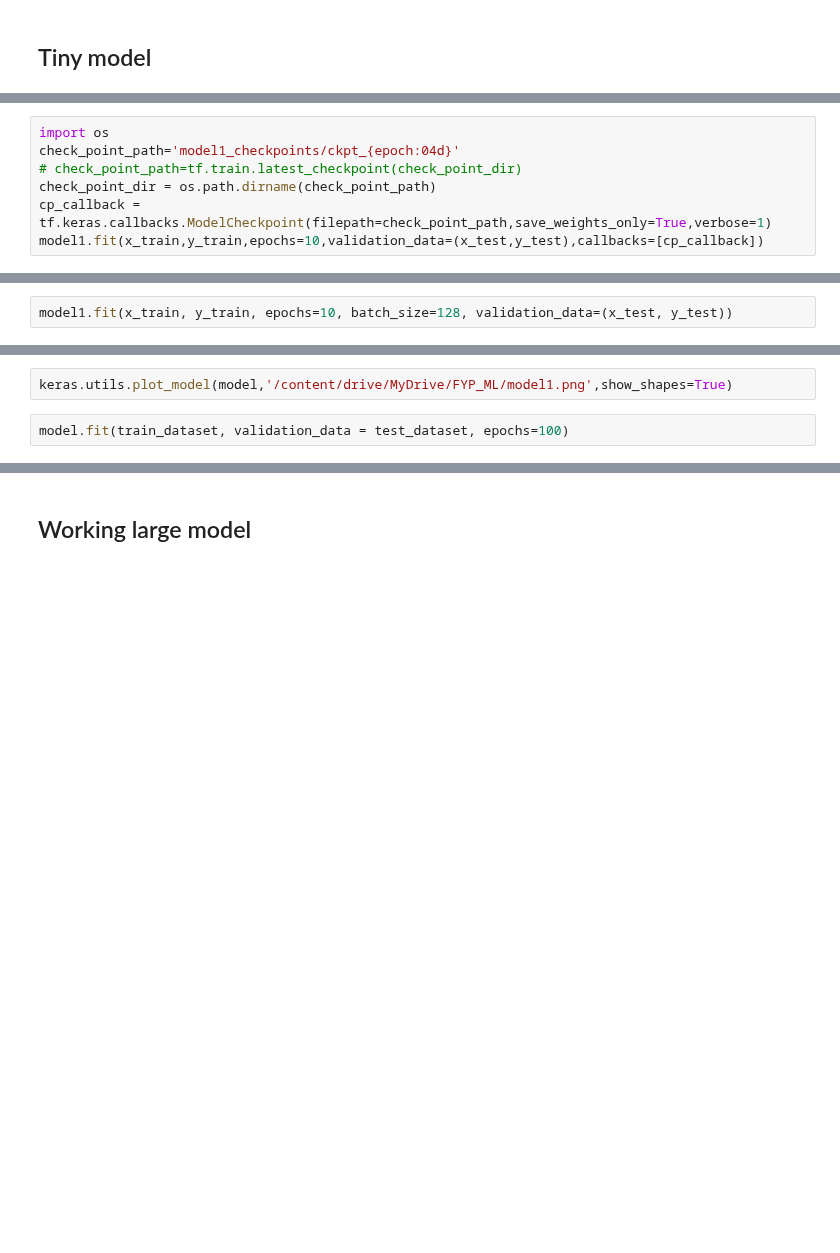
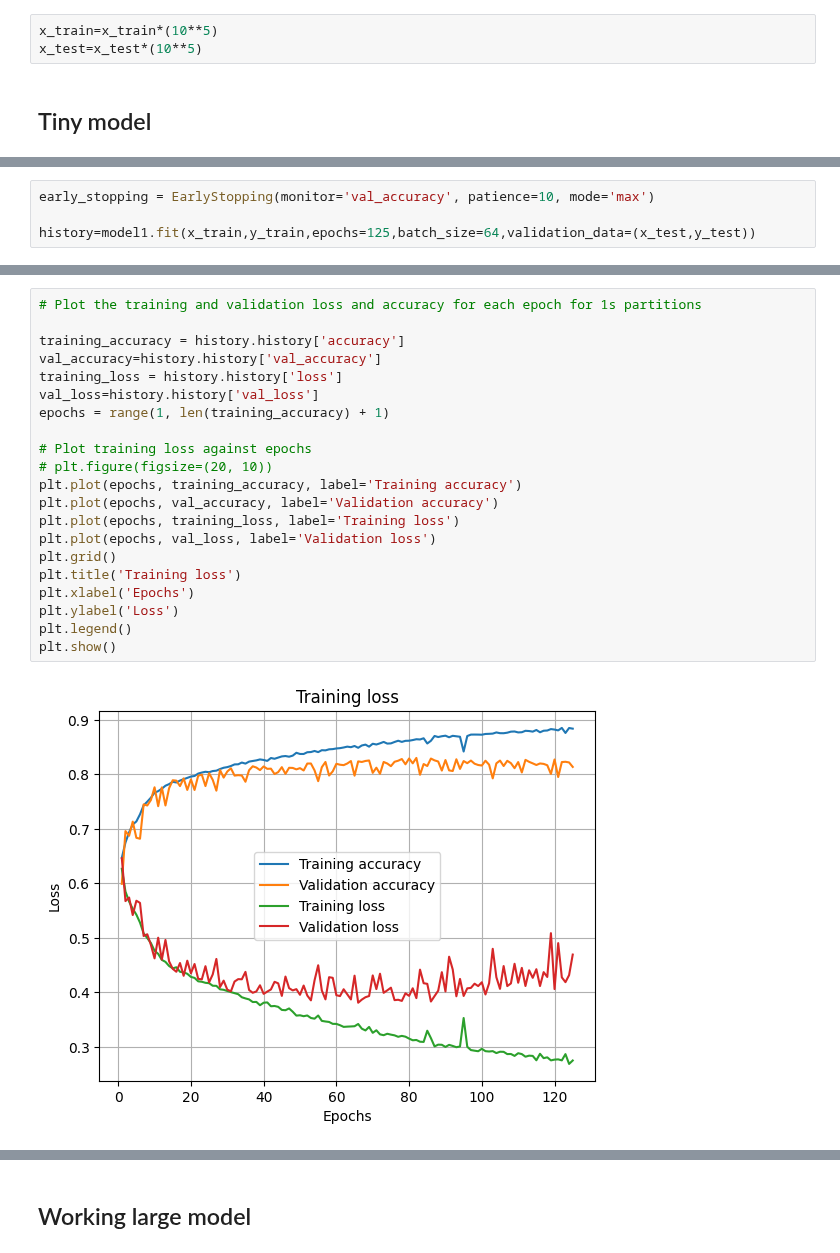
Before and after one commit to Dinuka-1999/BraiNeoCare, a Jupyter notebook: ML_code.ipynb, the cells around one changed output, grey strips where cells are left out. Drawn from its saved outputs; the diff is of its cells as text; blank space fills up the shorter version.

```diff
--- a/ML_code.ipynb
+++ b/ML_code.ipynb
@@ -43,6 +25,9 @@ test_indices = np.arange(x_test.shape[0])
 np.random.shuffle(test_indices)
 x_test = x_test[test_indices].reshape(x_test.shape[0],256,12)
 y_test = y_test[test_indices]
+# %%
+x_train=x_train*(10**5)
+x_test=x_test*(10**5)
 # %% [markdown]
 ## Tiny model
 # %%
@@ -65,7 +58,0 @@ model1.compile(optimizer='adam',loss='binary_crossentropy',metrics=['accuracy',
-# %%
-import os
-check_point_path='model1_checkpoints/ckpt_{epoch:04d}'
-# check_point_path=tf.train.latest_checkpoint(check_point_dir)
-check_point_dir = os.path.dirname(check_point_path)
-cp_callback = tf.keras.callbacks.ModelCheckpoint(filepath=check_point_path,save_weights_only=True,verbose=1)
-model1.fit(x_train,y_train,epochs=10,validation_data=(x_test,y_test),callbacks=[cp_callback])
@@ -72,2 +79,4 @@ model1.fit(x_train,y_train,epochs=10,validation_data=(x_test,y_test),callbacks=[
 # %%
-model1.fit(x_train, y_train, epochs=10, batch_size=128, validation_data=(x_test, y_test))
+early_stopping = EarlyStopping(monitor='val_accuracy', patience=10, mode='max')
+
+history=model1.fit(x_train,y_train,epochs=125,batch_size=64,validation_data=(x_test,y_test))
@@ -150,4 +108,23 @@ model = create_model()
-# %%
-keras.utils.plot_model(model,'/content/drive/MyDrive/FYP_ML/model1.png',show_shapes=True)
-# %%
-model.fit(train_dataset, validation_data = test_dataset, epochs=100)
+# %%
+# Plot the training and validation loss and accuracy for each epoch for 1s partitions
+
+training_accuracy = history.history['accuracy']
+val_accuracy=history.history['val_accuracy']
+training_loss = history.history['loss']
+val_loss=history.history['val_loss']
+epochs = range(1, len(training_accuracy) + 1)
+
+# Plot training loss against epochs
+# plt.figure(figsize=(20, 10))
+plt.plot(epochs, training_accuracy, label='Training accuracy')
+plt.plot(epochs, val_accuracy, label='Validation accuracy')
+plt.plot(epochs, training_loss, label='Training loss')
+plt.plot(epochs, val_loss, label='Validation loss')
+plt.grid()
+plt.title('Training loss')
+plt.xlabel('Epochs')
+plt.ylabel('Loss')
+plt.legend()
+plt.show()
+# %% [output]
+[figure, added]
```
Also changed, not shown: parts of 14 cells of this notebook.
